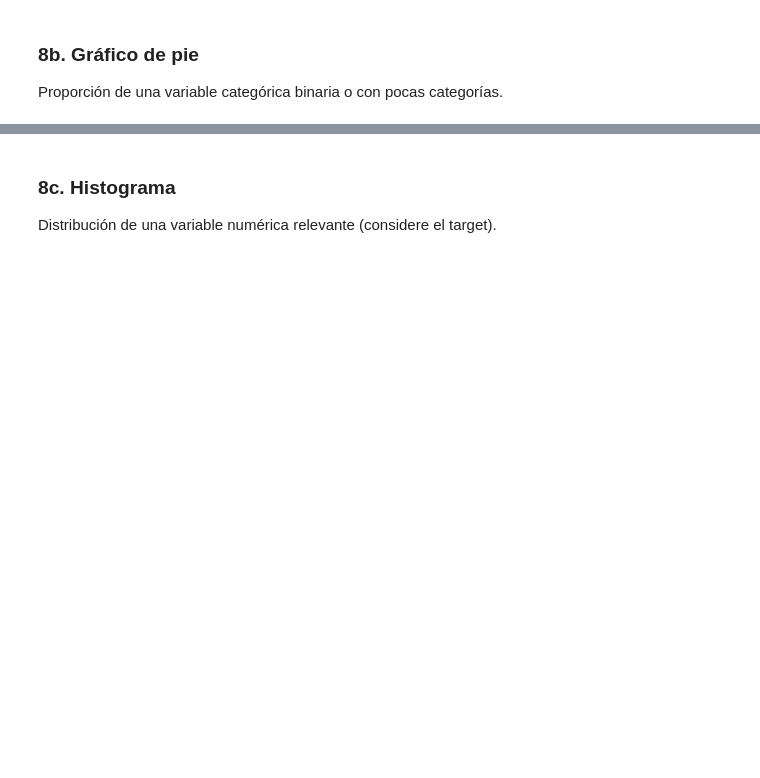
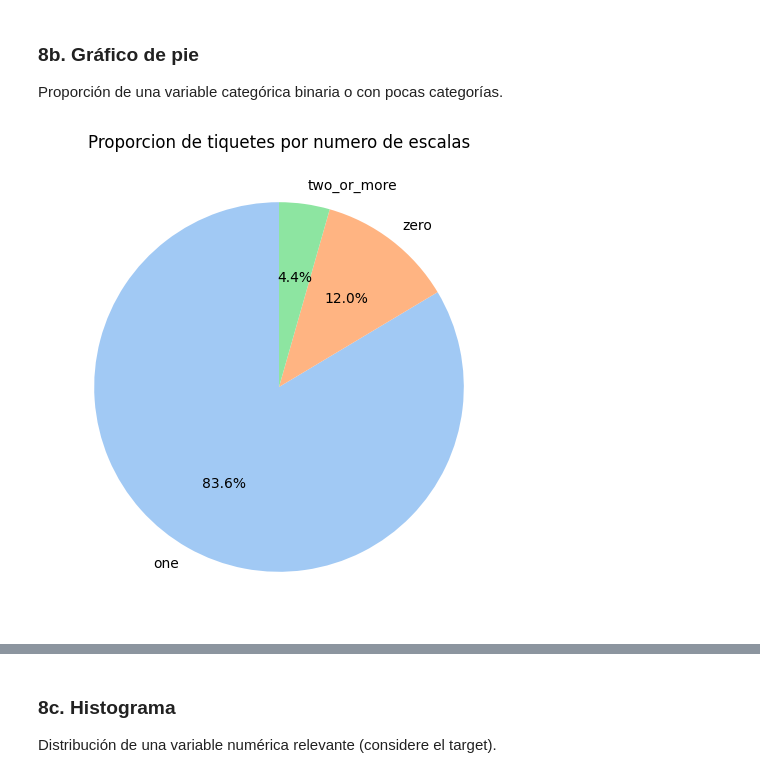
Before and after one commit to Jjes07/FundamentosML-Workshop2, a Jupyter notebook: Regresion.ipynb, the cells around one changed output, grey strips where cells are left out. Saved outputs shown, nothing was run; the diff lists cells and outputs as text; code cells hidden in the pictures; blank space fills up the shorter version.

```diff
--- a/Regresion.ipynb
+++ b/Regresion.ipynb
@@ -263,3 +522,14 @@ Distribución de una variable categórica relevante.
 ### 8b. Gráfico de pie
 
 Proporción de una variable categórica binaria o con pocas categorías.
+# %%
+# 8b. Grafico de pie: proporcion de escalas (Zero vs One vs Two or More)
+conteo_stops = df['stops'].value_counts()
+
+plt.figure(figsize=(6,6))
+plt.pie(conteo_stops, labels=conteo_stops.index, autopct='%1.1f%%',
+        colors=sns.color_palette('pastel'), startangle=90)
+plt.title('Proporcion de tiquetes por numero de escalas')
+plt.show()
+# %% [output]
+[figure, added]
```
Also changed, not shown: parts of 39 cells of this notebook.
